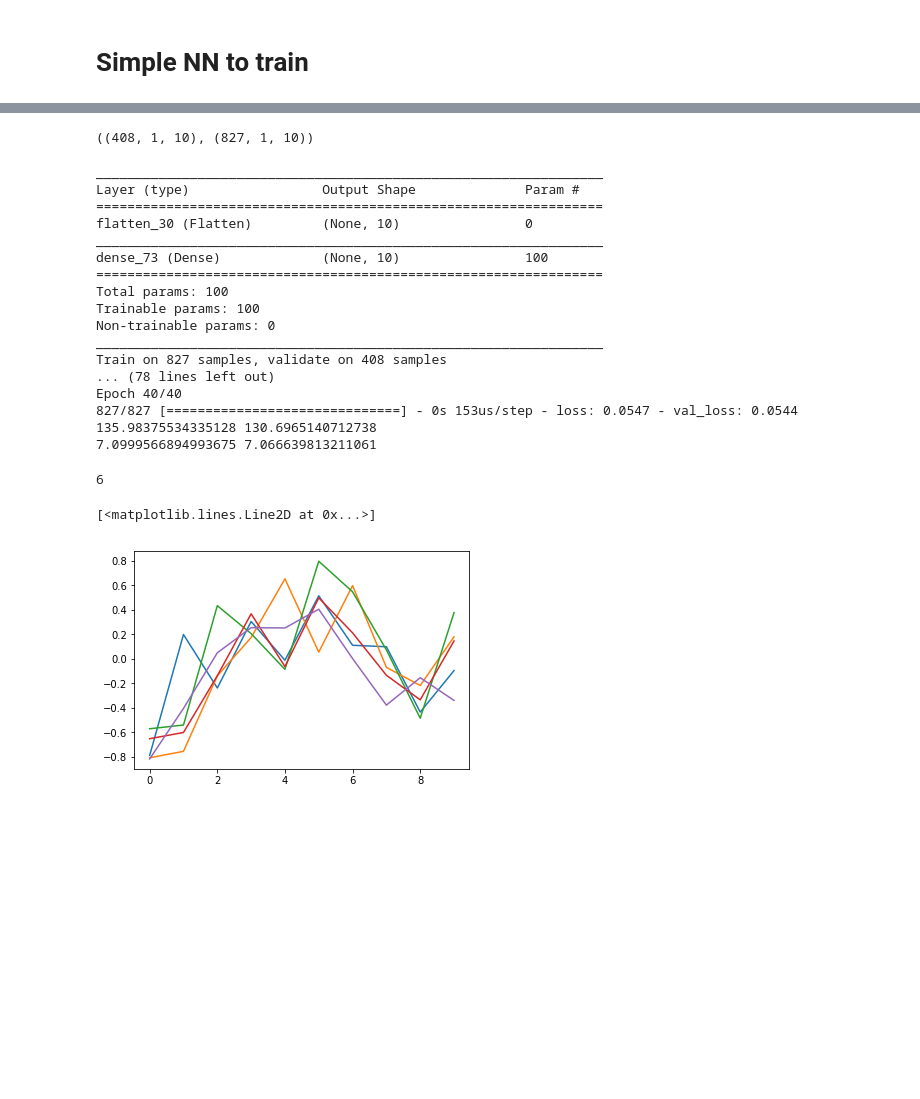
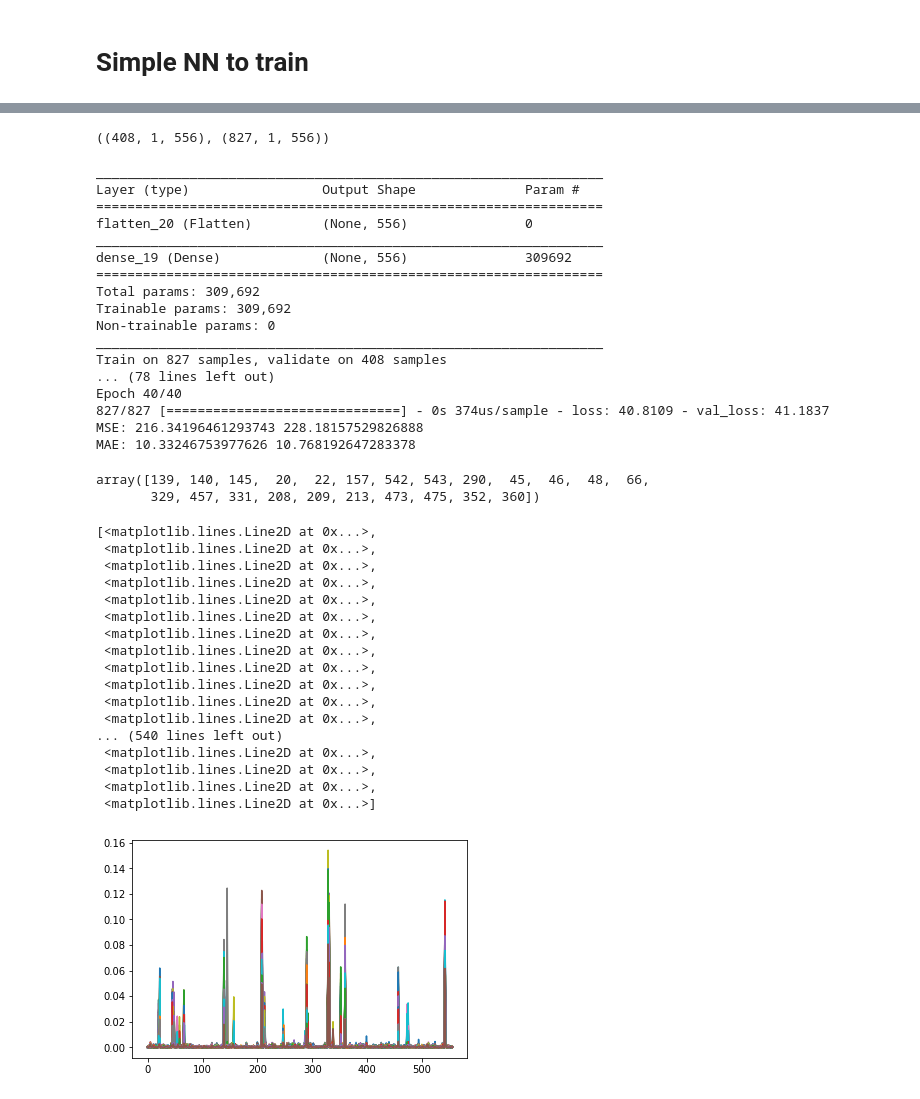
Before and after one commit to bourliam/PRIM, a Jupyter notebook: Notebooks/ModelsTesting.ipynb, the cells around one changed output, grey strips where cells are left out. Saved outputs shown, nothing was run; the diff lists cells and outputs as text; code cells hidden in the pictures; blank space fills up the shorter version.

```diff
--- a/Notebooks/ModelsTesting.ipynb
+++ b/Notebooks/ModelsTesting.ipynb
@@ -142,11 +151,14 @@ tf.keras.backend.clear_session()
 # %%
 mergeResults=pd.read_pickle("../data/mergeResults.pckl")
 segmentsMeta=pd.read_pickle("../data/segmentsMeta.pckl")
-speeds = pd.read_pickle("../data/monthsSpeed.pckl")
-counts = pd.read_pickle('../data/monthsCount.pckl')
+speeds = pd.read_pickle("../data/monthsSpeed__0.pckl")
+counts = pd.read_pickle('../data/monthsCount__0.pckl')
 data_cleaner = DataCleaner(speeds, segmentsMeta, mergeResults, counts)
 speedDF = data_cleaner.data
 countDF = data_cleaner.counts
+nSegments = len(speedDF)
+input_lag, output_lag, sequence_length = 5, 1, 20
+valid_split = 0.67
 # %%
 nSegments = len(speedDF)
 input_lag, output_lag, sequence_length = 5, 1, 20
@@ -330,7 +342,7 @@ model_plotting3.cdfPlot(label='new')
 # %% [markdown]
 # Simple NN to train
 # %%
-data_model4 = DataModel(speedDF, 1, output_lag, sequence_length, valid_split = valid_split, scale_max = True )
+data_model4 = DataModel(speedDF, 1, output_lag, sequence_length, valid_split = valid_split, scale_max = False, shift_mean=False)
 data_model4.preprocessData()
 x_train4, y_train4, x_test4, y_test4 = data_model4.trainSplit()
 # %%
@@ -340,15 +352,15 @@ y_train4[:,:10].shape
 # %%
-x_train4 = x_train4[:,:,:10]
-y_train4 = y_train4[:,:10]
-x_test4 = x_test4[:,:,:10]
-y_test4 = y_test4[:,:10]
+#x_train4 = x_train4[:,:,:10]
+#y_train4 = y_train4[:,:10]
+#x_test4 = x_test4[:,:,:10]
+#y_test4 = y_test4[:,:10]
 x_test4.shape, x_train4.shape
 # %% [output]
-((408, 1, 10), (827, 1, 10))
+((408, 1, 556), (827, 1, 556))
 # %%
 model4 = Sequential()
-model4.add(Flatten(input_shape=(1, 10)))
-model4.add(Dense(10, use_bias=False, activation='sigmoid'))
+model4.add(Flatten(input_shape=(1, 556)))
+model4.add(Dense(556, kernel_regularizer=l1(0.1)))
 
 model4.compile(loss=tf.keras.losses.mae, optimizer=tf.keras.optimizers.Adam())
 
@@ -357,36 +369,53 @@ data_model4.model.summary()
 
 modelHist = data_model4.model.fit([x_train4],[y_train4],validation_data=([x_test4],y_test4), epochs=40)
 
-print(data_model4.mse(data_model4.model.predict(x_train4),y_train4), data_model4.mse(data_model4.model.predict(x_test4),y_test4))
-print(data_model4.mae(data_model4.model.predict(x_train4),y_train4), data_model4.mae(data_model4.model.predict(x_test4),y_test4))
+print('MSE:', data_model4.mse(data_model4.model.predict(x_train4),y_train4), data_model4.mse(data_model4.model.predict(x_test4),y_test4))
+print('MAE:', data_model4.mae(data_model4.model.predict(x_train4),y_train4), data_model4.mae(data_model4.model.predict(x_test4),y_test4))
 # %% [output]
 _________________________________________________________________
 Layer (type)                 Output Shape              Param #
 =================================================================
-flatten_30 (Flatten)         (None, 10)                0
+flatten_20 (Flatten)         (None, 556)               0
 _________________________________________________________________
-dense_73 (Dense)             (None, 10)                100
+dense_19 (Dense)             (None, 556)               309692
 =================================================================
-Total params: 100
-Trainable params: 100
+Total params: 309,692
+Trainable params: 309,692
 Non-trainable params: 0
 _________________________________________________________________
 Train on 827 samples, validate on 408 samples
 ... (78 lines left out)
 Epoch 40/40
-827/827 [==============================] - 0s 153us/step - loss: 0.0547 - val_loss: 0.0544
-135.98375534335128 130.6965140712738
-7.0999566894993675 7.066639813211061
+827/827 [==============================] - 0s 374us/sample - loss: 40.8109 - val_loss: 41.1837
+MSE: 216.34196461293743 228.18157529826888
+MAE: 10.33246753977626 10.768192647283378
 # %%
-np.argmax(data_model4.model.layers[1].get_weights()[0][0])
+idx = np.argwhere(data_model4.model.layers[1].get_weights()[0] > 0.03)[:,0]
-# %% [output]
-6
+# %%
+idx = np.array(list(set(idx)))
+idx
+# %% [output]
+array([139, 140, 145,  20,  22, 157, 542, 543, 290,  45,  46,  48,  66,
+       329, 457, 331, 208, 209, 213, 473, 475, 352, 360])
 # %%
-plt.plot(data_model4.model.layers[1].get_weights()[0][0])
-plt.plot(data_model4.model.layers[1].get_weights()[0][1])
-plt.plot(data_model4.model.layers[1].get_weights()[0][2])
-plt.plot(data_model4.model.layers[1].get_weights()[0][3])
-plt.plot(data_model4.model.layers[1].get_weights()[0][4])
+#plt.plot(data_model4.model.layers[1].get_weights()[0][46])
+plt.plot(data_model4.model.layers[1].get_weights()[0])
 # %% [output]
-[<matplotlib.lines.Line2D at 0x...>]
+[<matplotlib.lines.Line2D at 0x...>,
+ <matplotlib.lines.Line2D at 0x...>,
+ <matplotlib.lines.Line2D at 0x...>,
+ <matplotlib.lines.Line2D at 0x...>,
+ <matplotlib.lines.Line2D at 0x...>,
+ <matplotlib.lines.Line2D at 0x...>,
+ <matplotlib.lines.Line2D at 0x...>,
+ <matplotlib.lines.Line2D at 0x...>,
+ <matplotlib.lines.Line2D at 0x...>,
+ <matplotlib.lines.Line2D at 0x...>,
+ <matplotlib.lines.Line2D at 0x...>,
+ <matplotlib.lines.Line2D at 0x...>,
+... (540 lines left out)
+ <matplotlib.lines.Line2D at 0x...>,
+ <matplotlib.lines.Line2D at 0x...>,
+ <matplotlib.lines.Line2D at 0x...>,
+ <matplotlib.lines.Line2D at 0x...>]
-[figure, old version]
+[figure, new version]
```
Also changed, not shown: parts of 16 cells of this notebook, 6 other files.
